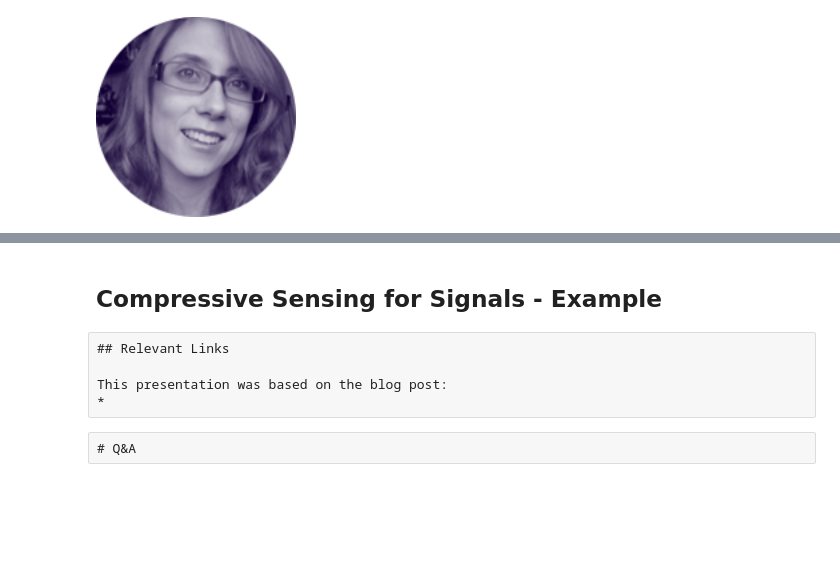
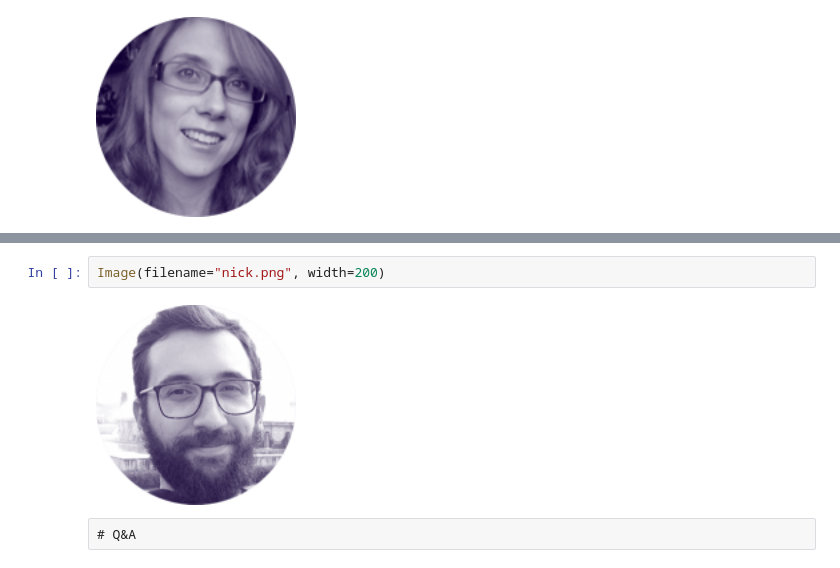
Before and after one commit to rubychilds/Making_A_Recommender_Without_Data, a Jupyter notebook: Making a Recommender without Data.ipynb, the cells around one changed output, grey strips where cells are left out. Saved outputs shown, nothing was run; the diff lists cells and outputs as text; blank space fills up the shorter version.

Commit message:
Continue working on presentation

```diff
--- a/Making a Recommender without Data.ipynb
+++ b/Making a Recommender without Data.ipynb
@@ -71,9 +92,6 @@ Image(filename="ruby.png", width=200)
-# %% [markdown]
-## Compressive Sensing for Signals - Example
-# %% [raw]
-## Relevant Links
-
-This presentation was based on the blog post:
-*
+# %%
+Image(filename="nick.png", width=200)
+# %% [output]
+[figure, added]
 # %% [raw]
 # Q&A
```
Also changed, not shown: parts of 20 cells of this notebook, 5 other files.
